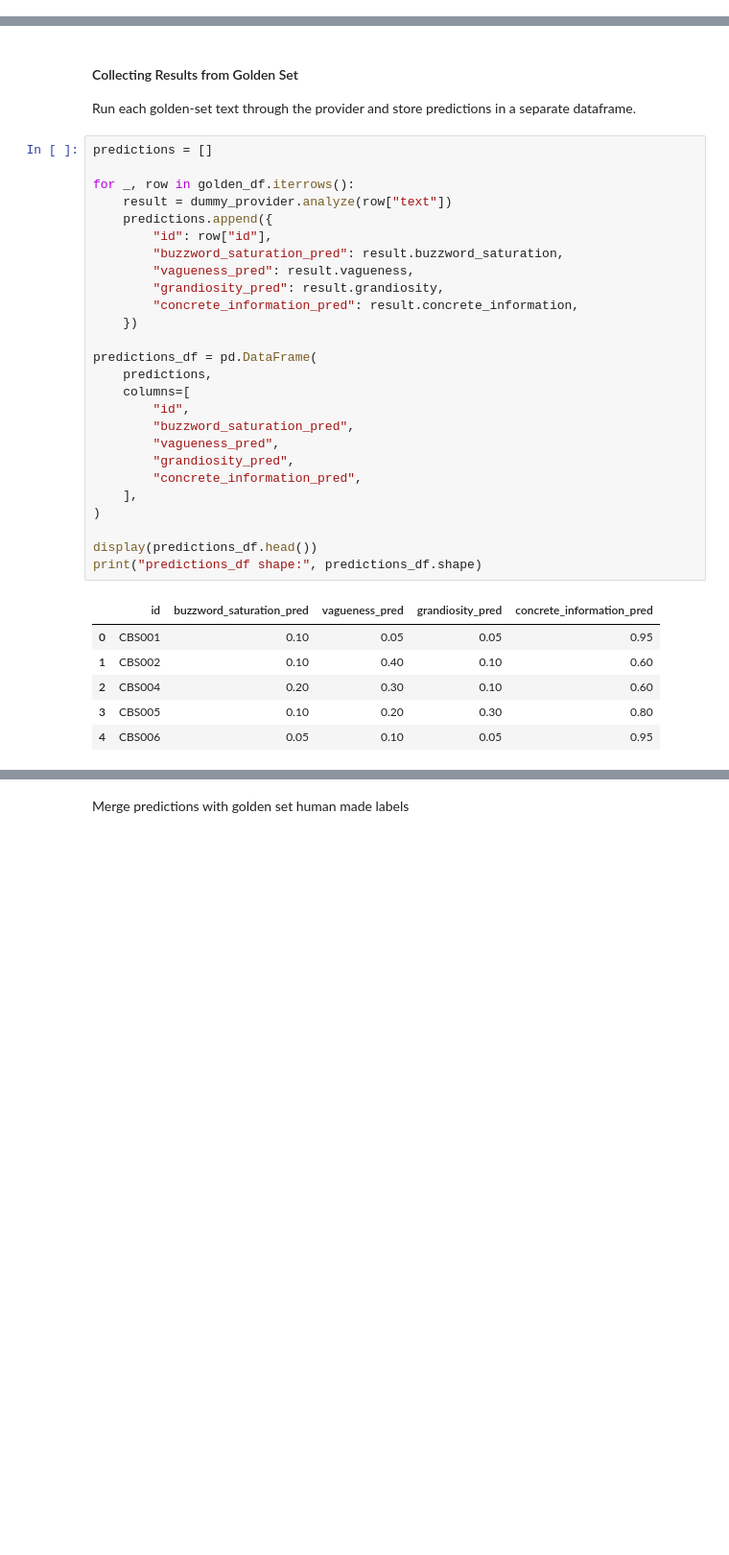
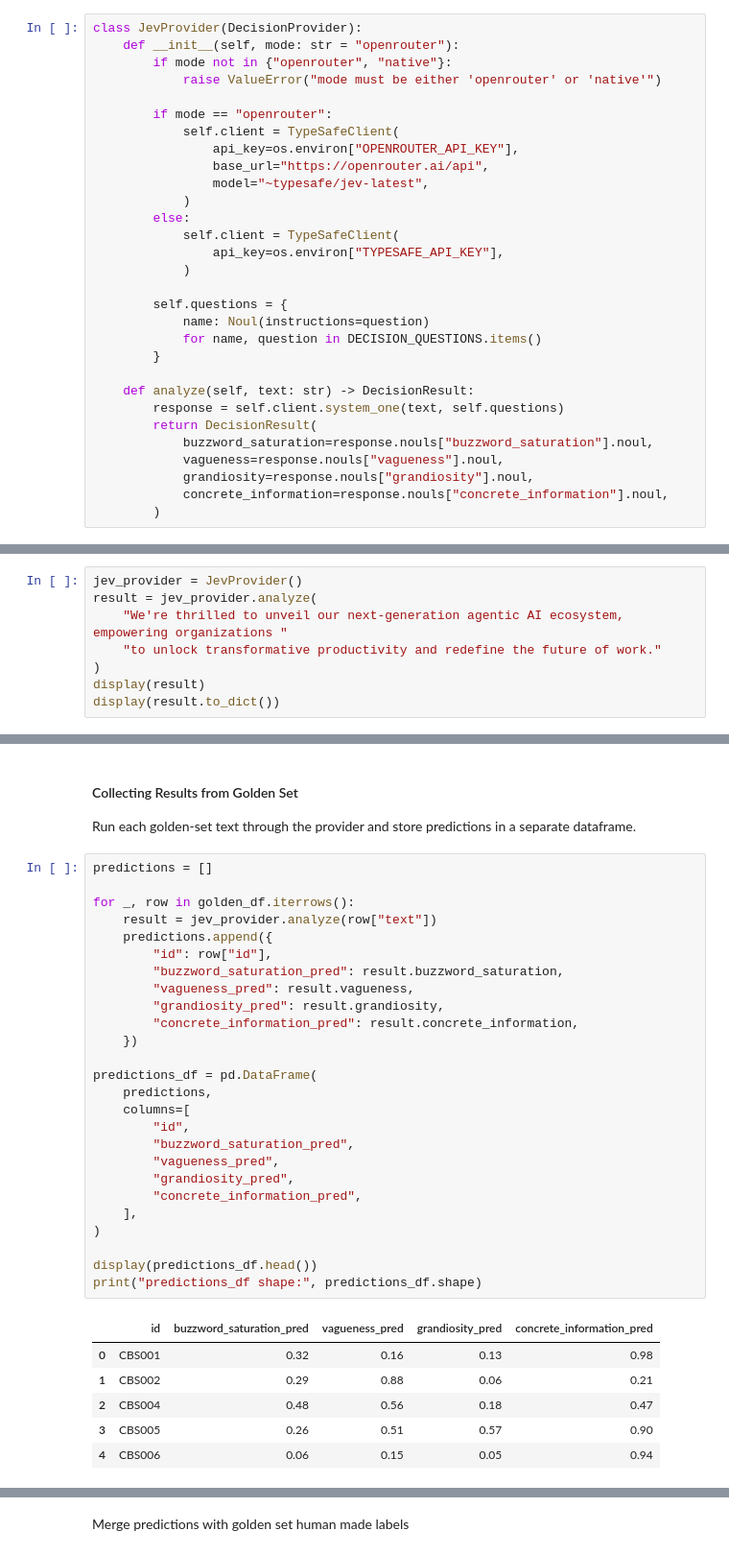
Before and after one commit to scharlatan-ai/corporate-bullshit-detector, a Jupyter notebook: notebooks/Corp_Bullshit_Detector.ipynb, the cells around one changed output, grey strips where cells are left out. Shown at 96% size. Cells and saved outputs as stored; diff of their text form; blank space fills up the shorter version.

```diff
--- a/notebooks/Corp_Bullshit_Detector.ipynb
+++ b/notebooks/Corp_Bullshit_Detector.ipynb
@@ -214,0 +206,30 @@ DecisionResult(buzzword_saturation=0.9, vagueness=0.95, grandiosity=0.95, concre
+# %%
+class JevProvider(DecisionProvider):
+    def __init__(self, mode: str = "openrouter"):
+        if mode not in {"openrouter", "native"}:
+            raise ValueError("mode must be either 'openrouter' or 'native'")
+
+        if mode == "openrouter":
+            self.client = TypeSafeClient(
+                api_key=os.environ["OPENROUTER_API_KEY"],
+                base_url="https://openrouter.ai/api",
+                model="~typesafe/jev-latest",
+            )
+        else:
+            self.client = TypeSafeClient(
+                api_key=os.environ["TYPESAFE_API_KEY"],
+            )
+
+        self.questions = {
+            name: Noul(instructions=question)
+            for name, question in DECISION_QUESTIONS.items()
+        }
+
+    def analyze(self, text: str) -> DecisionResult:
+        response = self.client.system_one(text, self.questions)
+        return DecisionResult(
+            buzzword_saturation=response.nouls["buzzword_saturation"].noul,
+            vagueness=response.nouls["vagueness"].noul,
+            grandiosity=response.nouls["grandiosity"].noul,
+            concrete_information=response.nouls["concrete_information"].noul,
+        )
@@ -214,0 +238,8 @@ DecisionResult(buzzword_saturation=0.9, vagueness=0.95, grandiosity=0.95, concre
+# %%
+jev_provider = JevProvider()
+result = jev_provider.analyze(
+    "We're thrilled to unveil our next-generation agentic AI ecosystem, empowering organizations "
+    "to unlock transformative productivity and redefine the future of work."
+)
+display(result)
+display(result.to_dict())
@@ -219,35 +260,35 @@ Run each golden-set text through the provider and store predictions in a separat
 # %%
 predictions = []
 
 for _, row in golden_df.iterrows():
-    result = dummy_provider.analyze(row["text"])
+    result = jev_provider.analyze(row["text"])
     predictions.append({
         "id": row["id"],
         "buzzword_saturation_pred": result.buzzword_saturation,
         "vagueness_pred": result.vagueness,
         "grandiosity_pred": result.grandiosity,
         "concrete_information_pred": result.concrete_information,
     })
 
 predictions_df = pd.DataFrame(
     predictions,
     columns=[
         "id",
         "buzzword_saturation_pred",
         "vagueness_pred",
         "grandiosity_pred",
         "concrete_information_pred",
     ],
 )
 
 display(predictions_df.head())
 print("predictions_df shape:", predictions_df.shape)
 # %% [output]
 |  | id | buzzword_saturation_pred | vagueness_pred | grandiosity_pred | concrete_information_pred |
-| 0 | CBS001 | 0.10 | 0.05 | 0.05 | 0.95 |
-| 1 | CBS002 | 0.10 | 0.40 | 0.10 | 0.60 |
-| 2 | CBS004 | 0.20 | 0.30 | 0.10 | 0.60 |
-| 3 | CBS005 | 0.10 | 0.20 | 0.30 | 0.80 |
-| 4 | CBS006 | 0.05 | 0.10 | 0.05 | 0.95 |
+| 0 | CBS001 | 0.32 | 0.16 | 0.13 | 0.98 |
+| 1 | CBS002 | 0.29 | 0.88 | 0.06 | 0.21 |
+| 2 | CBS004 | 0.48 | 0.56 | 0.18 | 0.47 |
+| 3 | CBS005 | 0.26 | 0.51 | 0.57 | 0.90 |
+| 4 | CBS006 | 0.06 | 0.15 | 0.05 | 0.94 |
 predictions_df shape: (63, 5)
 # %%
```
Also changed, not shown: parts of 18 cells of this notebook, 3 other files.
